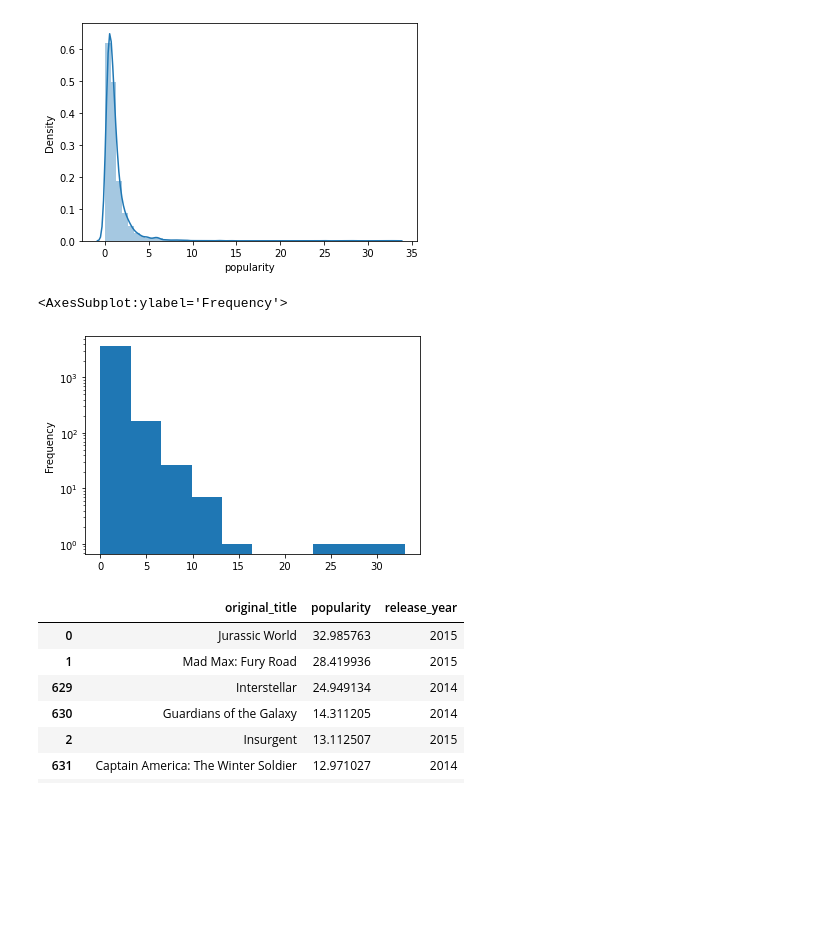
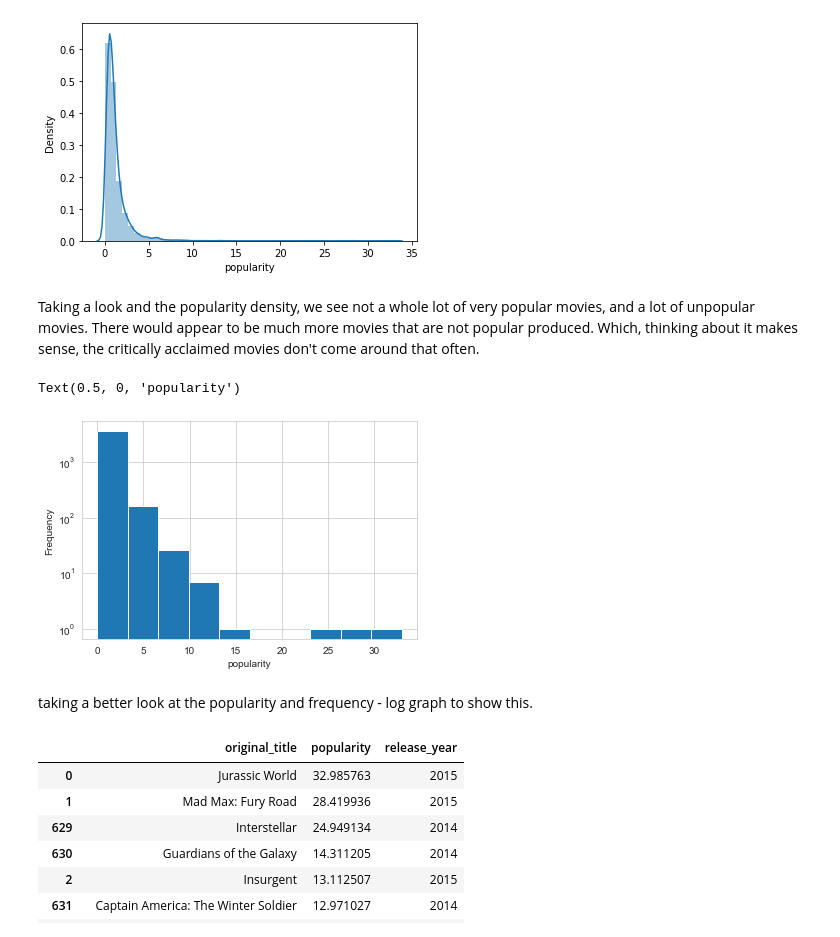
Before and after one commit to devoracer/Movie_database_capstone1.1, a Jupyter notebook: tmdb_df3.ipynb, the cells around one changed output. Cells and saved outputs as stored; diff of their text form; code cells hidden in the pictures; blank space fills up the shorter version.

```diff
--- a/tmdb_df3.ipynb
+++ b/tmdb_df3.ipynb
@@ -226,11 +247,16 @@ sns.distplot(df3['popularity'])
 plt.show()
 # %% [output]
 [figure]
+# %% [markdown]
+Taking a look and the popularity density, we see not a whole lot of very popular movies, and a lot of unpopular movies.  There would appear to be much more movies that are not popular produced.  Which, thinking about it makes sense, the critically acclaimed movies don't come around that often.
 # %%
 df3['popularity'].plot(logy=True, kind='hist')
+plt.xlabel('popularity')
 # %% [output]
-<AxesSubplot:ylabel='Frequency'>
+Text(0.5, 0, 'popularity')
-[figure, old version]
+[figure, new version]
+# %% [markdown]
+taking a better look at the popularity and frequency - log graph to show this.
 # %%
 df3[['original_title', 'popularity', 'release_year']].sort_values('popularity', ascending=False).head(10)
 # %% [output]
```
Also changed, not shown: parts of 22 cells of this notebook.
